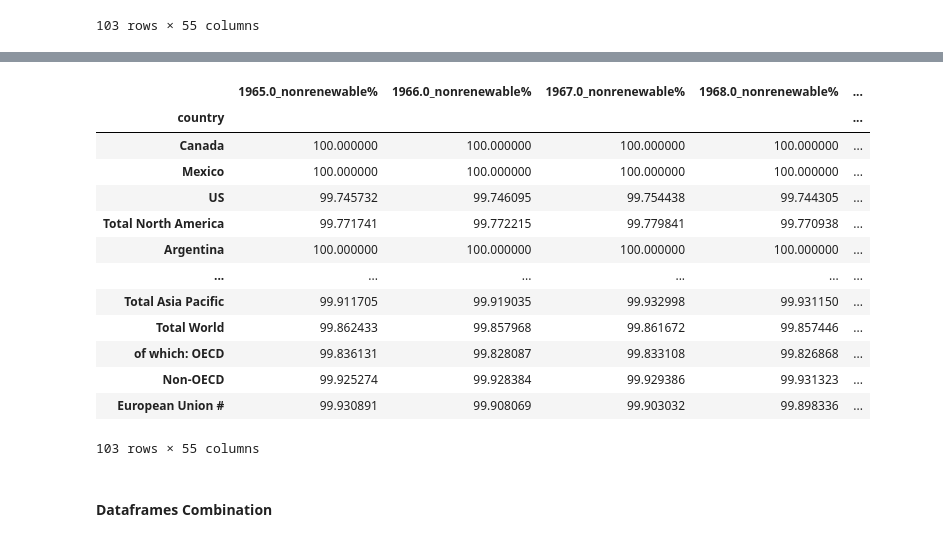
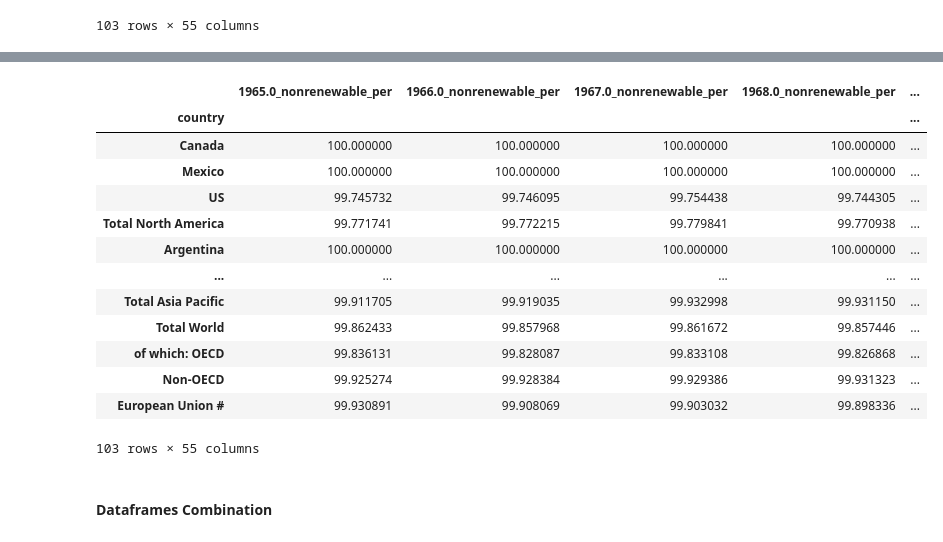
Before and after one commit to yuyhong23/One-Hot_Future, a Jupyter notebook: data_cleaning.ipynb, the cells around one changed output, grey strips where cells are left out. Saved outputs shown, nothing was run; the diff lists cells and outputs as text; code cells hidden in the pictures.

```diff
--- a/data_cleaning.ipynb
+++ b/data_cleaning.ipynb
@@ -708,10 +709,10 @@ bp_rewablec_div
 103 rows × 55 columns
 # %%
 # Add suffix to all years for renewable energy consumption
-bp_nonrewablec_div = bp_nonrewablec_div.add_suffix('_nonrenewable%')
+bp_nonrewablec_div = bp_nonrewablec_div.add_suffix('_nonrenewable_per')
 bp_nonrewablec_div
 # %% [output]
-|  | 1965.0_nonrenewable% | 1966.0_nonrenewable% | 1967.0_nonrenewable% | 1968.0_nonrenewable% | ... |
+|  | 1965.0_nonrenewable_per | 1966.0_nonrenewable_per | 1967.0_nonrenewable_per | 1968.0_nonrenewable_per | ... |
 | country |  |  |  |  | ... |
 | Canada | 100.000000 | 100.000000 | 100.000000 | 100.000000 | ... |
 | Mexico | 100.000000 | 100.000000 | 100.000000 | 100.000000 | ... |
```
Also changed, not shown: parts of 17 cells of this notebook, 1 other file.
